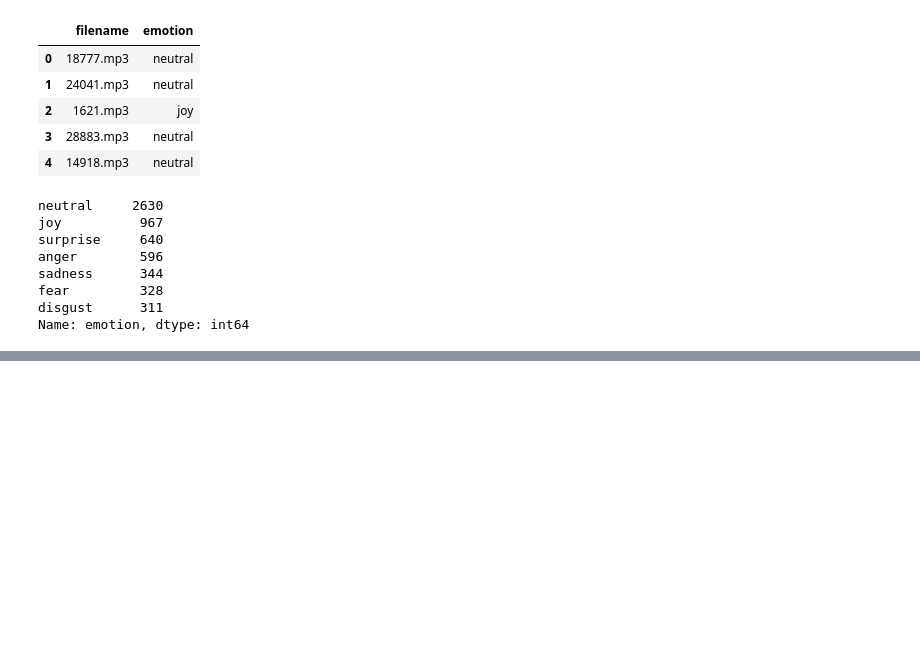
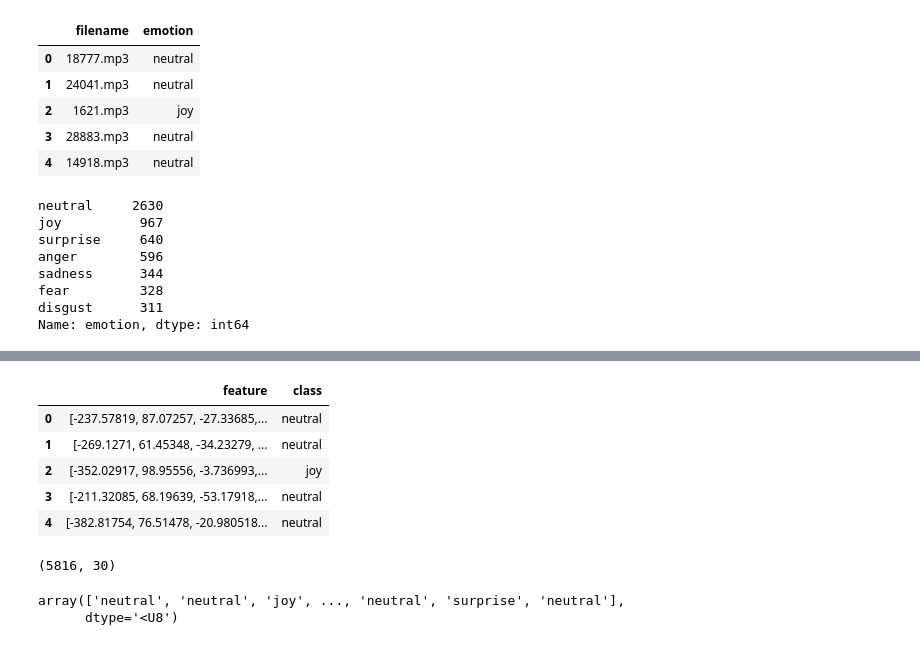
Before and after one commit to lonebots/emotion-classifier, a Jupyter notebook: emotion-predictor.ipynb, the cells around one changed output, grey strips where cells are left out. Cells and saved outputs as stored; diff of their text form; code cells hidden in the pictures; blank space fills up the shorter version.

```diff
--- a/emotion-predictor.ipynb
+++ b/emotion-predictor.ipynb
@@ -64,3 +75,10 @@ disgust      311
 Name: emotion, dtype: int64
 # %%
 # DATA Preprocessing
+import pandas as pd
+import os
+import librosa
+
+audio_data_path= 'dataset/TrainAudioFiles'
+audio_meta_data = pd.read_csv('dataset/train.csv')
+audio_meta_data.head()
@@ -66,0 +92,19 @@ Name: emotion, dtype: int64
+# %%
+# feature extractor
+def features_extractor(file):
+    audio, sample_rate = librosa.load(file_name, res_type='kaiser_fast')
+    mfccs_features = librosa.feature.mfcc(y=audio, sr=sample_rate, n_mfcc=30)
+    mfccs_scaled_features = np.mean(mfccs_features.T,axis=0)
+
+    return mfccs_scaled_features
+# %%
+import numpy as np
+from tqdm import tqdm
+### Now we iterate through every audio file and extract features
+### using Mel-Frequency Cepstral Coefficients
+extracted_features=[]
+for index_num,row in tqdm(audio_meta_data.iterrows()):
+    file_name = os.path.join(os.path.abspath(audio_data_path),str(row["filename"]))
+    final_class_labels=row["emotion"]
+    data=features_extractor(file_name)
+    extracted_features.append([data,final_class_labels])
@@ -66,0 +114,11 @@ Name: emotion, dtype: int64
+# %%
+### converting extracted_features to Pandas dataframe
+extracted_features_df=pd.DataFrame(extracted_features,columns=['feature','class'])
+extracted_features_df.head()
+# %% [output]
+|  | feature | class |
+| 0 | [-237.57819, 87.07257, -27.33685,... | neutral |
+| 1 | [-269.1271, 61.45348, -34.23279, ... | neutral |
+| 2 | [-352.02917, 98.95556, -3.736993,... | joy |
+| 3 | [-211.32085, 68.19639, -53.17918,... | neutral |
+| 4 | [-382.81754, 76.51478, -20.980518... | neutral |
@@ -66,0 +129,9 @@ Name: emotion, dtype: int64
+# %%
+X.shape
+# %% [output]
+(5816, 30)
+# %%
+y
+# %% [output]
+array(['neutral', 'neutral', 'joy', ..., 'neutral', 'surprise', 'neutral'],
+      dtype='<U8')
```
Also changed, not shown: parts of 19 cells of this notebook.
